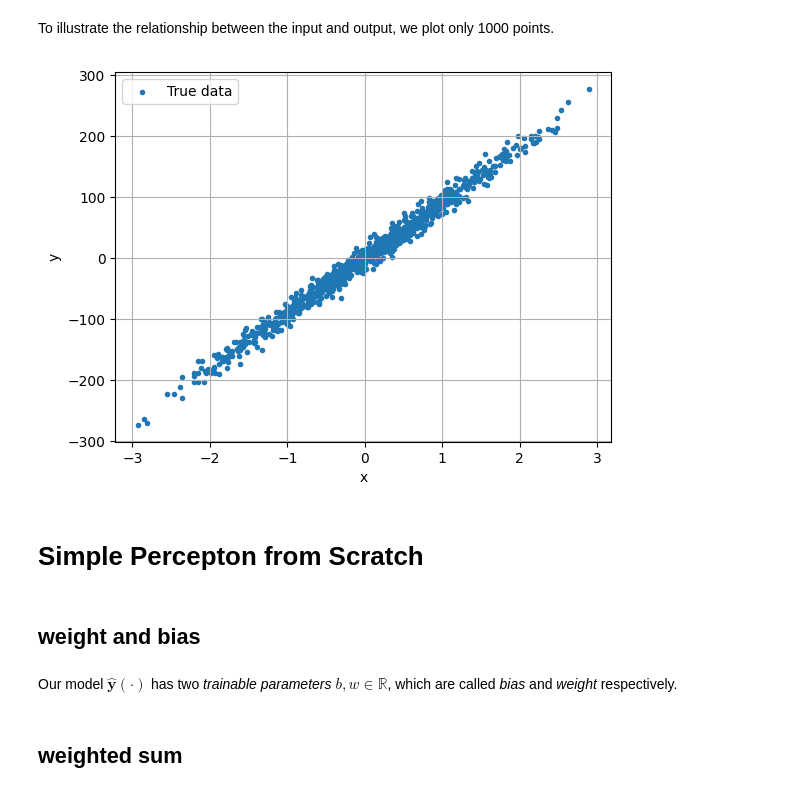
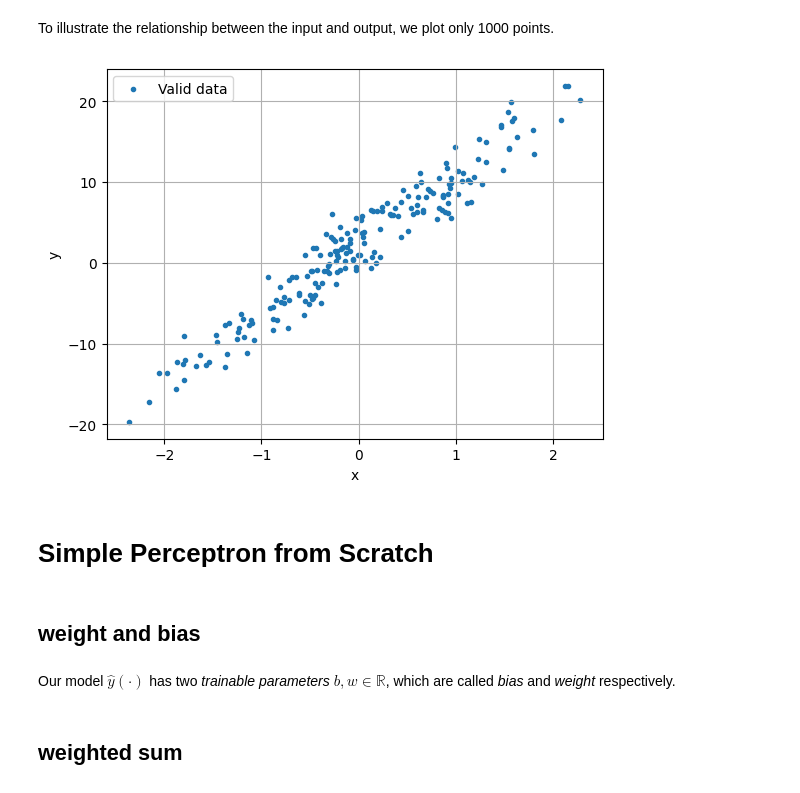
Before and after one commit to PilotLeoYan/inside-deep-learning, a Jupyter notebook: content/1-linear-regression/1-1-simple-linear-regression.ipynb, the cells around one changed output. Cells and saved outputs as stored; diff of their text form; code cells hidden in the pictures.

Commit message:
Finish 1-1-Simple Linear

```diff
--- a/content/1-linear-regression/1-1-simple-linear-regression.ipynb
+++ b/content/1-linear-regression/1-1-simple-linear-regression.ipynb
@@ -178 +186,10 @@ $\mathbf{y}_{\text{test}}$ the target data respectively.
+# %%
+from sklearn.model_selection import train_test_split
+
+X_train, X_valid, Y_train, Y_valid = train_test_split(
+    X, Y,
+    test_size=0.2,
+    random_state=42,
+    shuffle=True,
+)
 # %%
@@ -191,6 +199,3 @@ It is recommended to keep the data in RAM and only move it temporarily to VRAM w
 # %%
-X_valid = torch.from_numpy(X[100:]).to(device)
-Y_valid = torch.from_numpy(Y[100:]).to(device)
-
 X_valid.shape, Y_valid.shape
 # %% [output]
@@ -204 +225,6 @@ as it serves the same purpose in this notebook.
+# %%
+valid_dataset = TensorDataset(
+    torch.from_numpy(X_valid),
+    torch.from_numpy(Y_valid)
+)
 # %% [markdown]
@@ -217,7 +272,7 @@ from matplotlib import pyplot as plt
 def plot_lr(
     x: np.ndarray, y: np.ndarray, model=None
 ) -> None:
-    plt.scatter(x, y, marker='.', label='True data')
+    plt.scatter(x, y, marker='.', label='Valid data')
 
     if model is not None:
         input_ = torch.tensor([x.min(), x.max()], device=device)
@@ -230,18 +285,16 @@ def plot_lr(
     plt.legend()
     plt.show()
 # %%
-plot_lr(
-    X_valid[:1000].cpu(),
-    Y_valid[:1000].cpu(),
-)
+# jupyter tag: remove_cell
+plot_lr(*valid_dataset[:])
 # %% [output]
-[figure, old version]
+[figure, new version]
 # %% [markdown]
-# Simple Percepton from Scratch
+# Simple Perceptron from Scratch
 # %% [markdown]
 ## weight and bias
 # %% [markdown]
-Our model $\hat{\mathbf{y}}(\cdot)$ has two *trainable parameters*
+Our model $\hat{y}(\cdot)$ has two *trainable parameters*
 $b, w \in \mathbb{R}$, which are called *bias* and *weight* respectively.
 # %%
 class SimpleLinearRegression:
```
Also changed, not shown: parts of 62 cells of this notebook.
